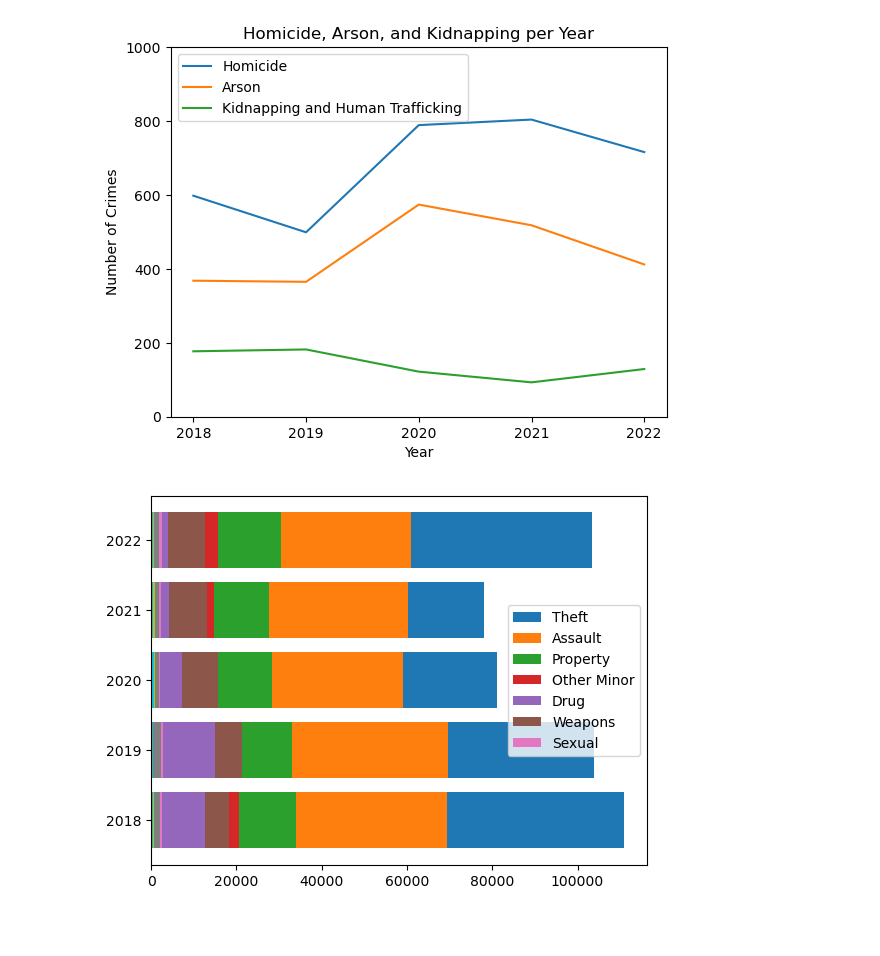
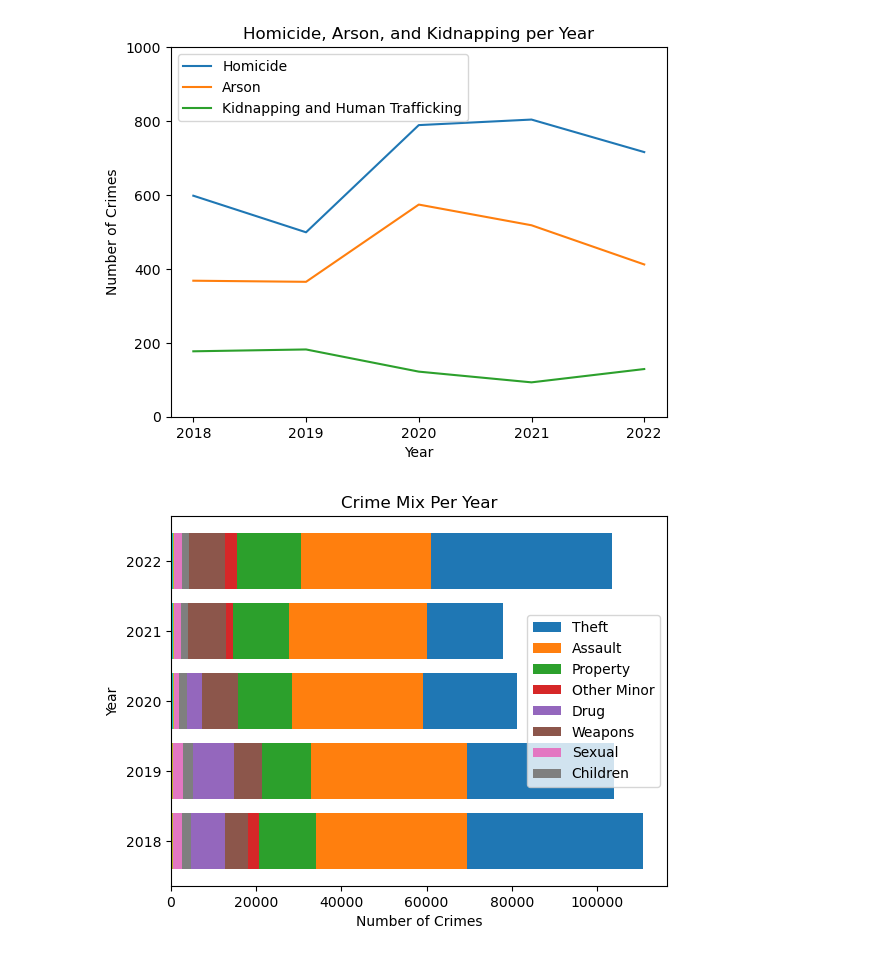
Before and after one commit to jmpealy/project1, a Jupyter notebook: time_series_charts/time_series_charts.ipynb, the cells around one changed output. Saved outputs shown, nothing was run; the diff lists cells and outputs as text; code cells hidden in the pictures; blank space fills up the shorter version.

```diff
--- a/time_series_charts/time_series_charts.ipynb
+++ b/time_series_charts/time_series_charts.ipynb
@@ -199,19 +199,22 @@ plt.show()
 # %%
 # Create stacked bar chart with crime types by year
 
 plt.barh(years, theft_counts, label = "Theft")
 plt.barh(years, assault_counts, label = "Assault")
 plt.barh(years, property_counts, label = "Property")
 plt.barh(years, minor_counts, label = "Other Minor")
 plt.barh(years, drug_counts, label = "Drug")
 plt.barh(years, weapons_counts, left = drug_counts, label= "Weapons")
 plt.barh(years, sexual_counts, label = "Sexual")
-plt.barh(years, children_counts,)
+plt.barh(years, children_counts, left = sexual_counts, label = "Children")
 plt.barh(years, homicide_counts)
 plt.barh(years, arson_counts)
 plt.barh(years, kidnapping_counts)
 plt.legend(loc="right")
+plt.title("Crime Mix Per Year")
+plt.xlabel("Number of Crimes")
+plt.ylabel("Year")
 plt.savefig("Images/stacked_bar.png")
 plt.show()
 # %% [output]
-[figure, old version]
+[figure, new version]
```
Also changed, not shown: parts of 6 cells of this notebook, 2 other files.
